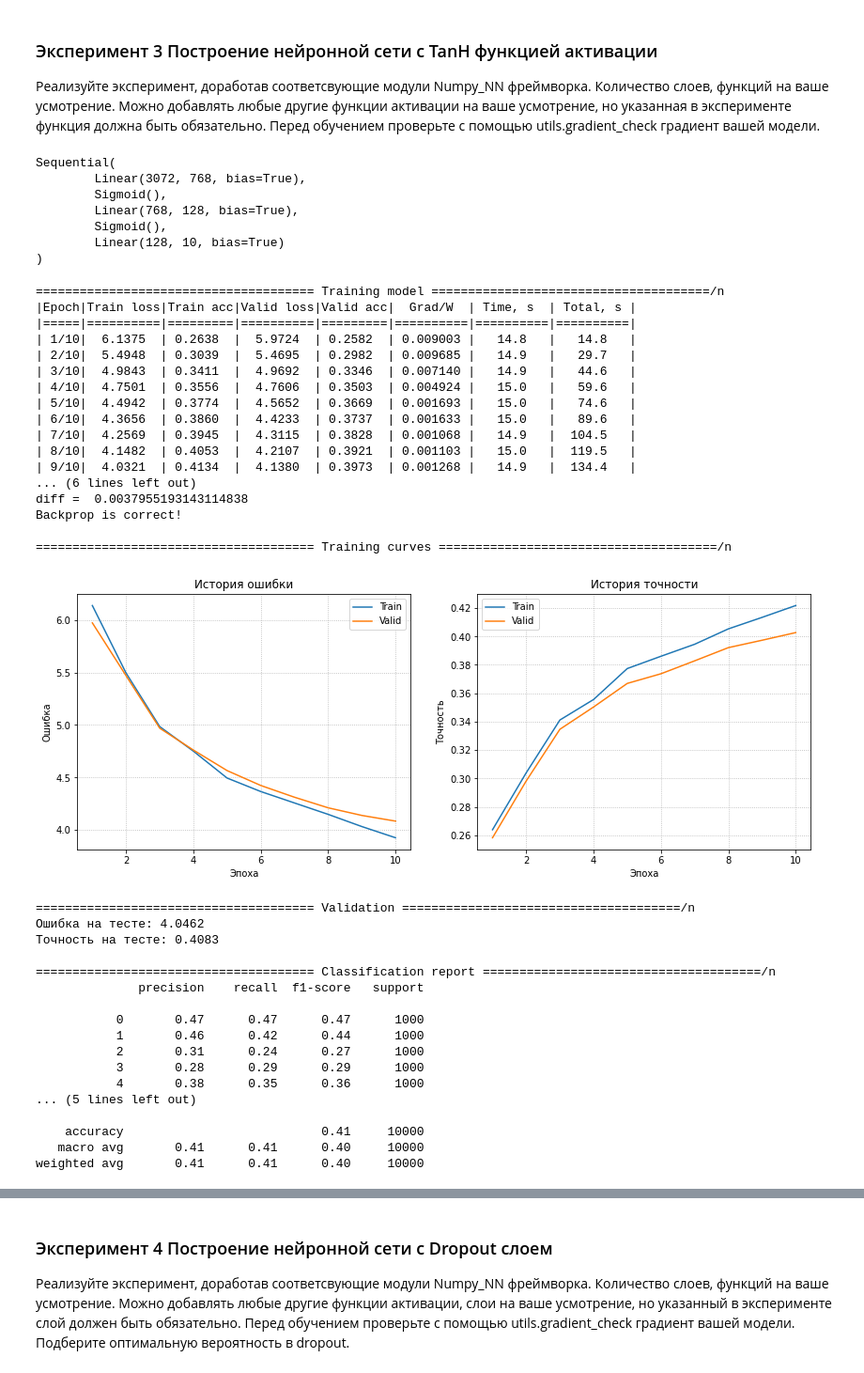
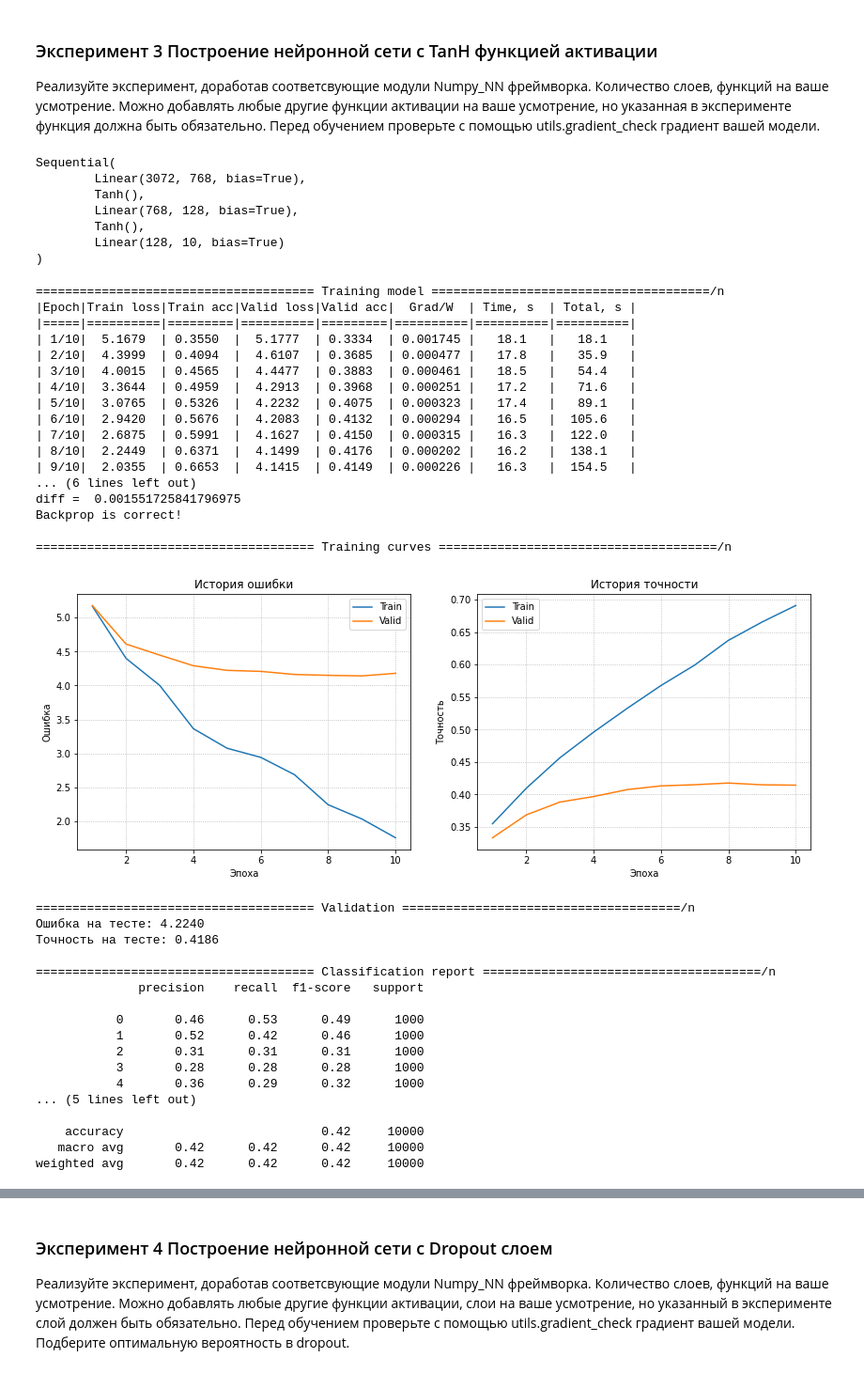
Before and after one commit to vladimir-laz/Numpy-NN-Framework-hw, a Jupyter notebook: numpy_neural_net_HW.ipynb, the cells around one changed output, grey strips where cells are left out. Shown at 94% size. Drawn from its saved outputs; the diff is of its cells as text; code cells hidden in the pictures.

Commit message:
Fixed one error in experiment with Tanh activation

```diff
--- a/numpy_neural_net_HW.ipynb
+++ b/numpy_neural_net_HW.ipynb
@@ -486,56 +484,56 @@ weighted avg       0.33      0.36      0.33     10000
 # %%
 model = Sequential(
     Linear(3072, 768),
-    Sigmoid(),
+    Tanh(),
     Linear(768, 128),
-    Sigmoid(),
+    Tanh(),
     Linear(128, 10)
 )
 display(model)
 
 pipeline(train_data, valid_data, model, epochs=10, lr=1e-3, optim="Adam", eps=1e-3)
 # %% [output]
 Sequential(
         Linear(3072, 768, bias=True),
-        Sigmoid(),
+        Tanh(),
         Linear(768, 128, bias=True),
-        Sigmoid(),
+        Tanh(),
         Linear(128, 10, bias=True)
 )
 ====================================== Training model ======================================/n
 |Epoch|Train loss|Train acc|Valid loss|Valid acc|  Grad/W  | Time, s  | Total, s |
 |=====|==========|=========|==========|=========|==========|==========|==========|
-| 1/10|  6.1375  | 0.2638  |  5.9724  | 0.2582  | 0.009003 |   14.8   |   14.8   |
-| 2/10|  5.4948  | 0.3039  |  5.4695  | 0.2982  | 0.009685 |   14.9   |   29.7   |
-| 3/10|  4.9843  | 0.3411  |  4.9692  | 0.3346  | 0.007140 |   14.9   |   44.6   |
-| 4/10|  4.7501  | 0.3556  |  4.7606  | 0.3503  | 0.004924 |   15.0   |   59.6   |
-| 5/10|  4.4942  | 0.3774  |  4.5652  | 0.3669  | 0.001693 |   15.0   |   74.6   |
-| 6/10|  4.3656  | 0.3860  |  4.4233  | 0.3737  | 0.001633 |   15.0   |   89.6   |
-| 7/10|  4.2569  | 0.3945  |  4.3115  | 0.3828  | 0.001068 |   14.9   |  104.5   |
-| 8/10|  4.1482  | 0.4053  |  4.2107  | 0.3921  | 0.001103 |   15.0   |  119.5   |
-| 9/10|  4.0321  | 0.4134  |  4.1380  | 0.3973  | 0.001268 |   14.9   |  134.4   |
+| 1/10|  5.1679  | 0.3550  |  5.1777  | 0.3334  | 0.001745 |   18.1   |   18.1   |
+| 2/10|  4.3999  | 0.4094  |  4.6107  | 0.3685  | 0.000477 |   17.8   |   35.9   |
+| 3/10|  4.0015  | 0.4565  |  4.4477  | 0.3883  | 0.000461 |   18.5   |   54.4   |
+| 4/10|  3.3644  | 0.4959  |  4.2913  | 0.3968  | 0.000251 |   17.2   |   71.6   |
+| 5/10|  3.0765  | 0.5326  |  4.2232  | 0.4075  | 0.000323 |   17.4   |   89.1   |
+| 6/10|  2.9420  | 0.5676  |  4.2083  | 0.4132  | 0.000294 |   16.5   |  105.6   |
+| 7/10|  2.6875  | 0.5991  |  4.1627  | 0.4150  | 0.000315 |   16.3   |  122.0   |
+| 8/10|  2.2449  | 0.6371  |  4.1499  | 0.4176  | 0.000202 |   16.2   |  138.1   |
+| 9/10|  2.0355  | 0.6653  |  4.1415  | 0.4149  | 0.000226 |   16.3   |  154.5   |
 ... (6 lines left out)
-diff =  0.0037955193143114838
+diff =  0.001551725841796975
 Backprop is correct!
 
 ====================================== Training curves ======================================/n
-[figure, old version]
+[figure, new version]
 ====================================== Validation ======================================/n
-Ошибка на тесте: 4.0462
-Точность на тесте: 0.4083
+Ошибка на тесте: 4.2240
+Точность на тесте: 0.4186
 
 ====================================== Classification report ======================================/n
               precision    recall  f1-score   support
 
-           0       0.47      0.47      0.47      1000
-           1       0.46      0.42      0.44      1000
-           2       0.31      0.24      0.27      1000
-           3       0.28      0.29      0.29      1000
-           4       0.38      0.35      0.36      1000
+           0       0.46      0.53      0.49      1000
+           1       0.52      0.42      0.46      1000
+           2       0.31      0.31      0.31      1000
+           3       0.28      0.28      0.28      1000
+           4       0.36      0.29      0.32      1000
 ... (5 lines left out)
 
-    accuracy                           0.41     10000
-   macro avg       0.41      0.41      0.40     10000
-weighted avg       0.41      0.41      0.40     10000
+    accuracy                           0.42     10000
+   macro avg       0.42      0.42      0.42     10000
+weighted avg       0.42      0.42      0.42     10000
 # %% [markdown]
 #### Вывод:
```
Also changed, not shown: parts of 6 cells of this notebook.
